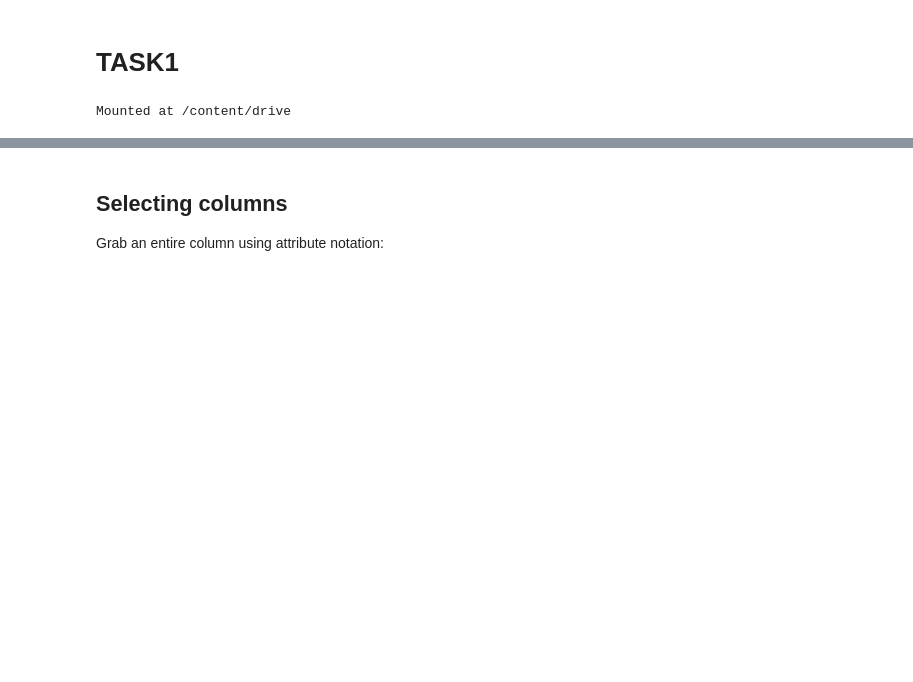
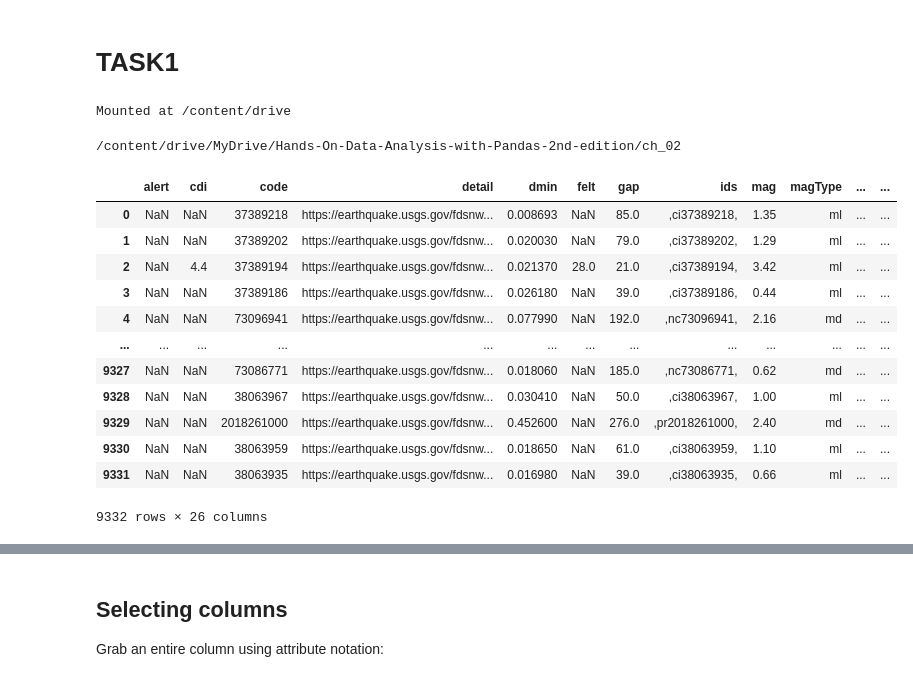
Before and after one commit to orom030/ML4AI, a Jupyter notebook: W3/AIML_W3_20203953_김가은.ipynb, the cells around one changed output, grey strips where cells are left out. Drawn from its saved outputs; the diff is of its cells as text; code cells hidden in the pictures; blank space fills up the shorter version.

```diff
--- a/W3/AIML_W3_20203953_김가은.ipynb
+++ b/W3/AIML_W3_20203953_김가은.ipynb
@@ -15,7 +15,26 @@ from google.colab import drive
 drive.mount('/content/drive')
 # %% [output]
 Mounted at /content/drive
+# %%
+cd /content/drive/MyDrive/Hands-On-Data-Analysis-with-Pandas-2nd-edition/ch_02/
+# %% [output]
+/content/drive/MyDrive/Hands-On-Data-Analysis-with-Pandas-2nd-edition/ch_02
 # %%
 import pandas as pd
 
 df = pd.read_csv('data/earthquakes.csv')
+df
+# %% [output]
+|  | alert | cdi | code | detail | dmin | felt | gap | ids | mag | magType | ... | ... |
+| 0 | NaN | NaN | 37389218 | https://earthquake.usgs.gov/fdsnw... | 0.008693 | NaN | 85.0 | ,ci37389218, | 1.35 | ml | ... | ... |
+| 1 | NaN | NaN | 37389202 | https://earthquake.usgs.gov/fdsnw... | 0.020030 | NaN | 79.0 | ,ci37389202, | 1.29 | ml | ... | ... |
+| 2 | NaN | 4.4 | 37389194 | https://earthquake.usgs.gov/fdsnw... | 0.021370 | 28.0 | 21.0 | ,ci37389194, | 3.42 | ml | ... | ... |
+| 3 | NaN | NaN | 37389186 | https://earthquake.usgs.gov/fdsnw... | 0.026180 | NaN | 39.0 | ,ci37389186, | 0.44 | ml | ... | ... |
+| 4 | NaN | NaN | 73096941 | https://earthquake.usgs.gov/fdsnw... | 0.077990 | NaN | 192.0 | ,nc73096941, | 2.16 | md | ... | ... |
+| ... | ... | ... | ... | ... | ... | ... | ... | ... | ... | ... | ... | ... |
+| 9327 | NaN | NaN | 73086771 | https://earthquake.usgs.gov/fdsnw... | 0.018060 | NaN | 185.0 | ,nc73086771, | 0.62 | md | ... | ... |
+| 9328 | NaN | NaN | 38063967 | https://earthquake.usgs.gov/fdsnw... | 0.030410 | NaN | 50.0 | ,ci38063967, | 1.00 | ml | ... | ... |
+| 9329 | NaN | NaN | 2018261000 | https://earthquake.usgs.gov/fdsnw... | 0.452600 | NaN | 276.0 | ,pr2018261000, | 2.40 | md | ... | ... |
+| 9330 | NaN | NaN | 38063959 | https://earthquake.usgs.gov/fdsnw... | 0.018650 | NaN | 61.0 | ,ci38063959, | 1.10 | ml | ... | ... |
+| 9331 | NaN | NaN | 38063935 | https://earthquake.usgs.gov/fdsnw... | 0.016980 | NaN | 39.0 | ,ci38063935, | 0.66 | ml | ... | ... |
+9332 rows × 26 columns
```
Also changed, not shown: parts of 9 cells of this notebook.
